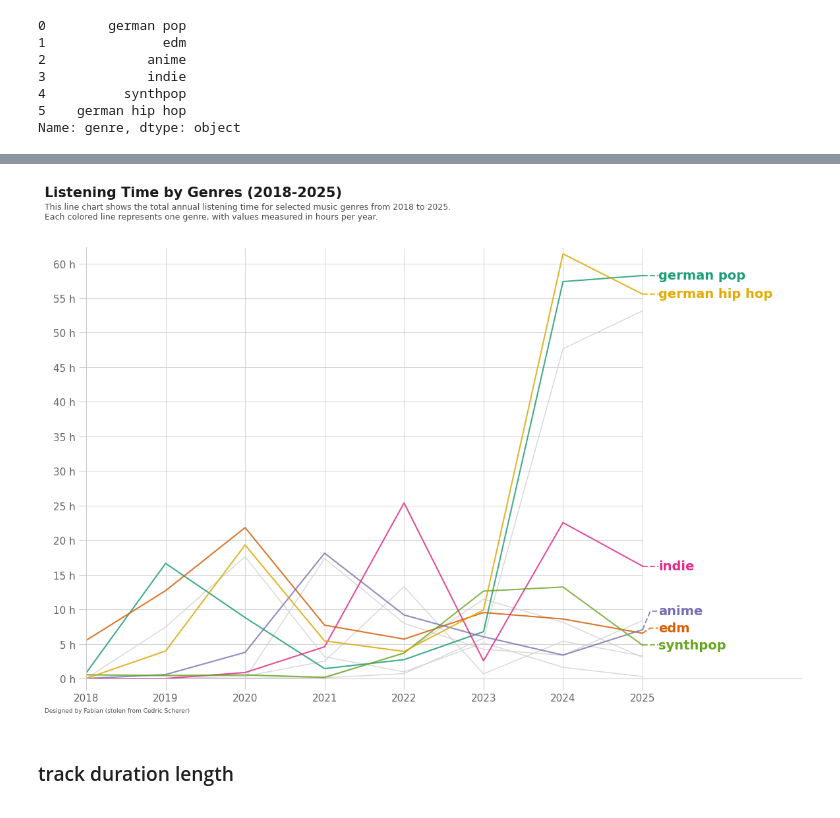
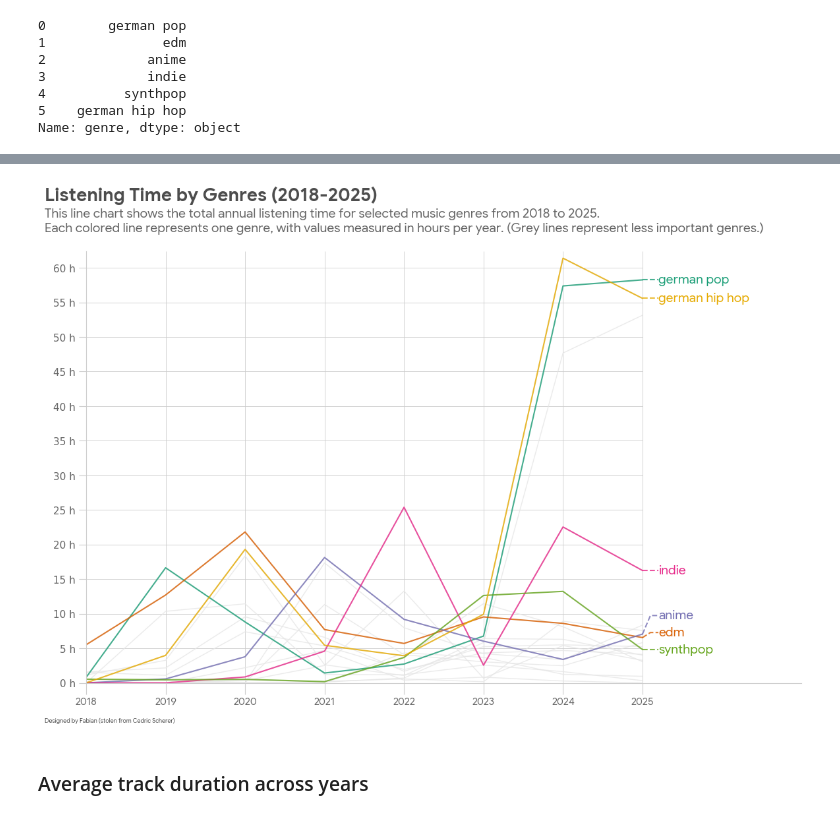
Before and after one commit to fabianInderwildi/betterWrapped, a Jupyter notebook: betterWrapped.ipynb, the cells around one changed output, grey strips where cells are left out. Cells and saved outputs as stored; diff of their text form; code cells hidden in the pictures.

```diff
--- a/betterWrapped.ipynb
+++ b/betterWrapped.ipynb
@@ -603,3 +613,22 @@ def enforce_tolerance(values, tolerance):
             values[idx+1][0] = values[idx][0] + tolerance
     values.sort(key=lambda x: x[1])
     return [x[0] for x in values]
+# %%
+color_scheme = RETRO_SCALE
+
+fig, ax = plt.subplots(figsize = (14, 8.5))
+
+for idx, genre in enumerate(df_top_attributes):
+    x = get_listening_dates_counted(attribute, [genre], measuring_value, start, end, format)["date"]
+    y = get_listening_dates_counted(attribute, [genre], measuring_value, start, end, format)[measuring_value]
+    ax.bar(x + idx*0.1, y, width=0.1, alpha=0.8, color=color_scheme[idx], label=genre)
+
+ax.set_xlabel("Years")
+ax.set_ylabel("Hours")
+
+ax.set_title("Listening time by genres")
+
+ax.grid(linestyle="--", alpha=0.5)
+
+plt.legend()
+plt.show()
@@ -606,4 +637,6 @@ def enforce_tolerance(values, tolerance):
 # %%
+font = load_google_font("Google Sans")
+bold_font = load_google_font("Google Sans", weight="bold")
 color_scheme = COLOR_SCALE_10
 
 lst_y_max = []
@@ -624,7 +657,7 @@ ax.hlines(y=np.arange(5 if measuring_value == "h_played" else 30, y_max, 5 if me
 for idx, genre in enumerate(df_mid_attributes):
     x = get_listening_dates_counted(attribute, [genre], measuring_value, start, end, format)["date"]
     y = get_listening_dates_counted(attribute, [genre], measuring_value, start, end, format)[measuring_value]
-    ax.plot(x, y, lw=1, alpha=0.8, color=GREY_SCALE[8])
+    ax.plot(x, y, lw=1, alpha=0.8, color=GREY_SCALE[9])
 
 for idx, genre in enumerate(df_top_attributes):
     x = get_listening_dates_counted(attribute, [genre], measuring_value, start, end, format)["date"]
@@ -641,7 +674,7 @@ for idx, genre in enumerate(df_top_attributes):
 
     ax.plot([end.year, end.year + 0.1, end.year + 0.2], [y_start, y_end, y_end], color=color, alpha=0.8, ls="dashed")
 
-    ax.text(end.year + 0.2, y_end, genre, color=color, fontsize=14, weight="bold", fontfamily="DejaVu Sans", va="center")
+    ax.text(end.year + 0.2, y_end, genre, color=color, fontsize=14, weight="bold", font=font, va="center")
 
 ax.set_xlim(start.year, 2027)
 ax.set_ylim(0, y_max+1)
@@ -650,48 +683,47 @@ ax.set_yticks([y for y in np.arange(0, y_max, 5 if measuring_value == "h_played"
 ax.set_yticklabels([f"{y} {dict_time_disp[measuring_value]}" for y in np.arange(0, y_max, 5 if measuring_value == "h_played" else 30).astype(int)], fontname="DejaVu Sans", fontsize=11,color=GREY_SCALE[4])
 
 ax.set_xticks([x for x in np.arange(start.year, end.year + 1)])
-ax.set_xticklabels([x for x in np.arange(start.year, end.year + 1)], fontname= "DejaVu Sans", fontsize=11,color=GREY_SCALE[4])
+ax.set_xticklabels([x for x in np.arange(start.year, end.year + 1)], font=font, fontsize=11,color=GREY_SCALE[4])
 
 ax.tick_params(axis="x", length=12, color=GREY_SCALE[8])
 ax.tick_params(axis="y", length=8, color=GREY_SCALE[8])
 
 ax.spines["left"].set_color(GREY_SCALE[8])
 ax.spines["bottom"].set_color(GREY_SCALE[8])
 ax.spines["right"].set_color("none")
 ax.spines["top"].set_color("none")
 
 fig.text(
     0.08,
     0.97,
     f"Listening Time by {dict_att_disp[attribute]}s ({start.year}-{end.year})",
-    color=GREY_SCALE[1],
-    fontsize=15,
-    fontname="DejaVu Sans",
-    weight="bold"
+    color=GREY_SCALE[3],
+    fontsize=20,
+    font=bold_font,
 )
 
 fig.text(
     0.08,
-    0.93,
-    f"\nThis line chart shows the total annual listening time for selected music {dict_att_disp[attribute].lower()}s from {start.year} to {end.year}.\nEach colored line represents one {dict_att_disp[attribute].lower()}, with values measured in {dict_att_disp[measuring_value].lower()} per {format}.",
+    0.915,
+    f"\nThis line chart shows the total annual listening time for selected music {dict_att_disp[attribute].lower()}s from {start.year} to {end.year}.\nEach colored line represents one {dict_att_disp[attribute].lower()}, with values measured in {dict_att_disp[measuring_value].lower()} per {format}. (Grey lines represent less important genres.)",
     ha="left",
-    color=GREY_SCALE[3],
-    fontname="DejaVu Sans",
-    fontsize=9,
+    color=GREY_SCALE[4],
+    font=font,
+    fontsize=14,
 )
 
 fig.text(
     0.08,
-    0.05,
+    0.04,
     "Designed by Fabian (stolen from Cedric Scherer)",
-    fontname="DejaVu Sans",
+    font=font,
     fontsize=6.5,
     color=GREY_SCALE[3],
     ha="left"
 )
 
 plt.show()
 # %% [output]
-[figure, old version]
+[figure, new version]
 # %% [markdown]
-### track duration length
+### Average track duration across years
```
Also changed, not shown: parts of 12 cells of this notebook.
